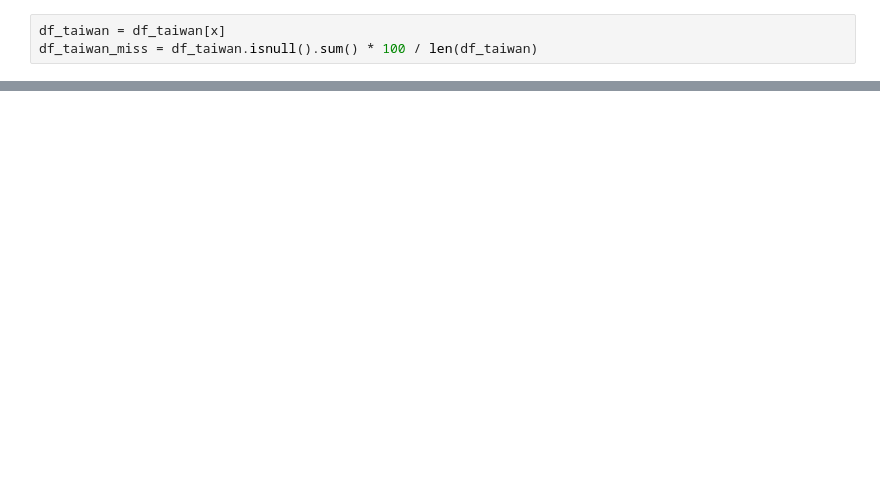
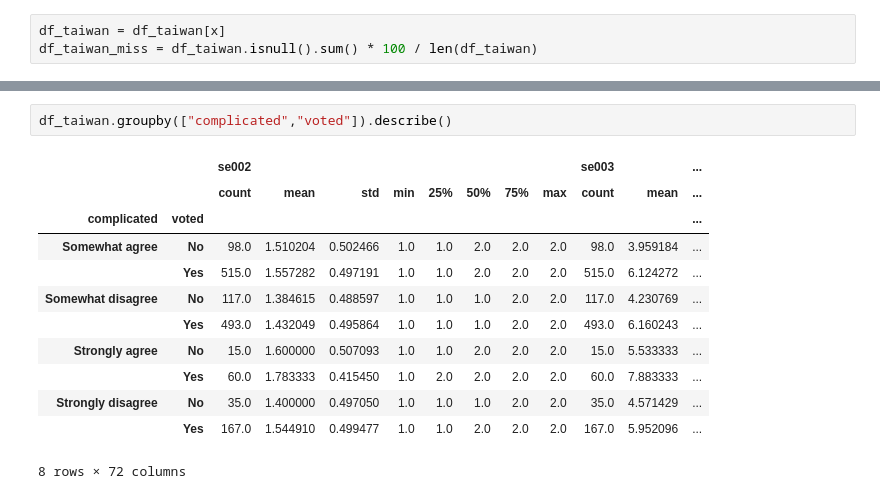
Before and after one commit to edenzdeng/datathon2021, a Jupyter notebook: Datathon 2021 NB.ipynb, the cells around one changed output, grey strips where cells are left out. Cells and saved outputs as stored; diff of their text form; blank space fills up the shorter version.

```diff
--- a/Datathon 2021 NB.ipynb
+++ b/Datathon 2021 NB.ipynb
@@ -399,0 +469,15 @@ df_taiwan.to_csv("probit_taiwan_data.csv")
+# %%
+df_taiwan.groupby(["complicated","voted"]).describe()
+# %% [output]
+|  |  | se002 |  |  |  |  |  |  |  | se003 |  | ... |
+|  |  | count | mean | std | min | 25% | 50% | 75% | max | count | mean | ... |
+| complicated | voted |  |  |  |  |  |  |  |  |  |  | ... |
+| Somewhat agree | No | 98.0 | 1.510204 | 0.502466 | 1.0 | 1.0 | 2.0 | 2.0 | 2.0 | 98.0 | 3.959184 | ... |
+|  | Yes | 515.0 | 1.557282 | 0.497191 | 1.0 | 1.0 | 2.0 | 2.0 | 2.0 | 515.0 | 6.124272 | ... |
+| Somewhat disagree | No | 117.0 | 1.384615 | 0.488597 | 1.0 | 1.0 | 1.0 | 2.0 | 2.0 | 117.0 | 4.230769 | ... |
+|  | Yes | 493.0 | 1.432049 | 0.495864 | 1.0 | 1.0 | 1.0 | 2.0 | 2.0 | 493.0 | 6.160243 | ... |
+| Strongly agree | No | 15.0 | 1.600000 | 0.507093 | 1.0 | 1.0 | 2.0 | 2.0 | 2.0 | 15.0 | 5.533333 | ... |
+|  | Yes | 60.0 | 1.783333 | 0.415450 | 1.0 | 2.0 | 2.0 | 2.0 | 2.0 | 60.0 | 7.883333 | ... |
+| Strongly disagree | No | 35.0 | 1.400000 | 0.497050 | 1.0 | 1.0 | 1.0 | 2.0 | 2.0 | 35.0 | 4.571429 | ... |
+|  | Yes | 167.0 | 1.544910 | 0.499477 | 1.0 | 1.0 | 2.0 | 2.0 | 2.0 | 167.0 | 5.952096 | ... |
+8 rows × 72 columns
```
Also changed, not shown: parts of 21 cells of this notebook, 12 other files.
